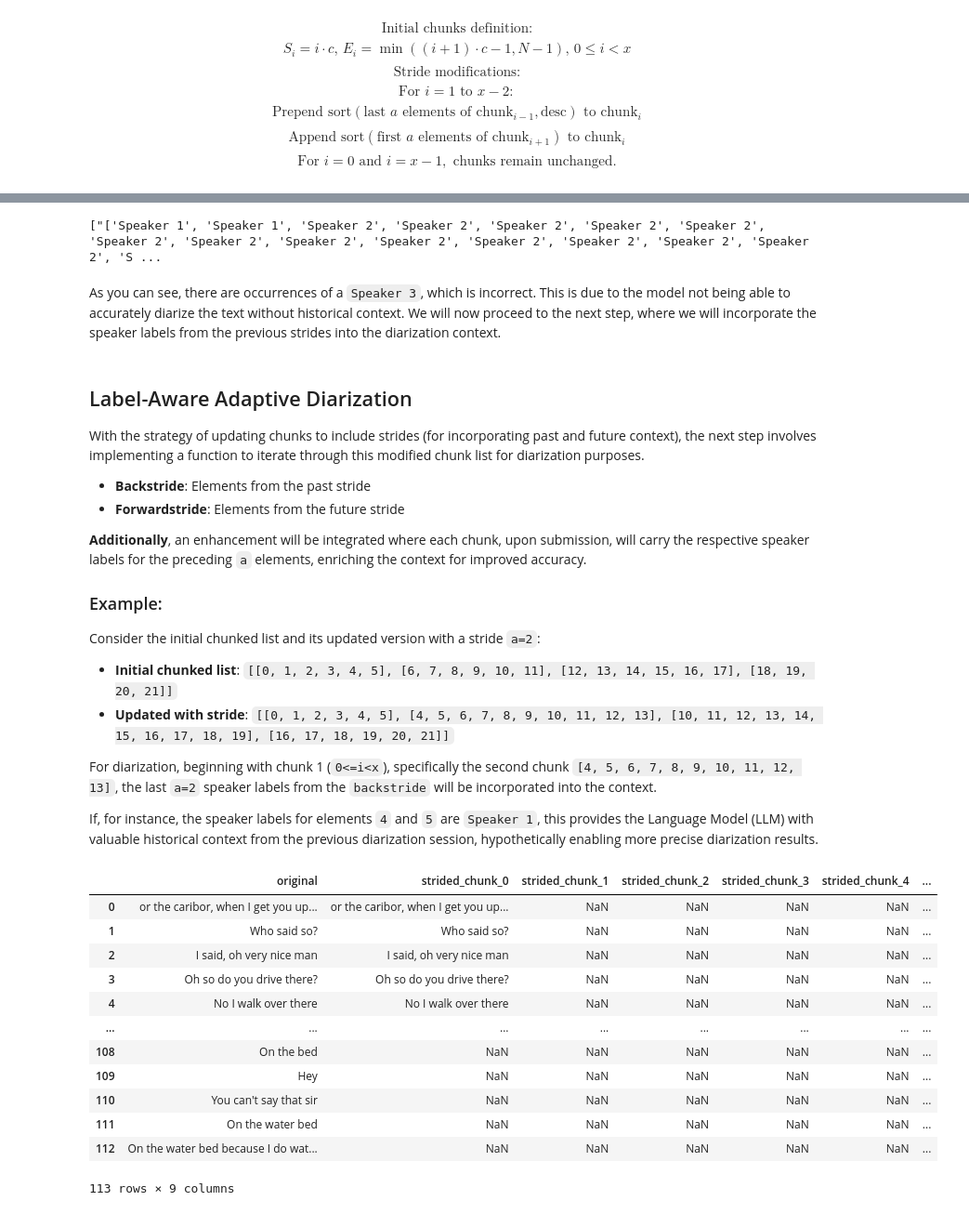
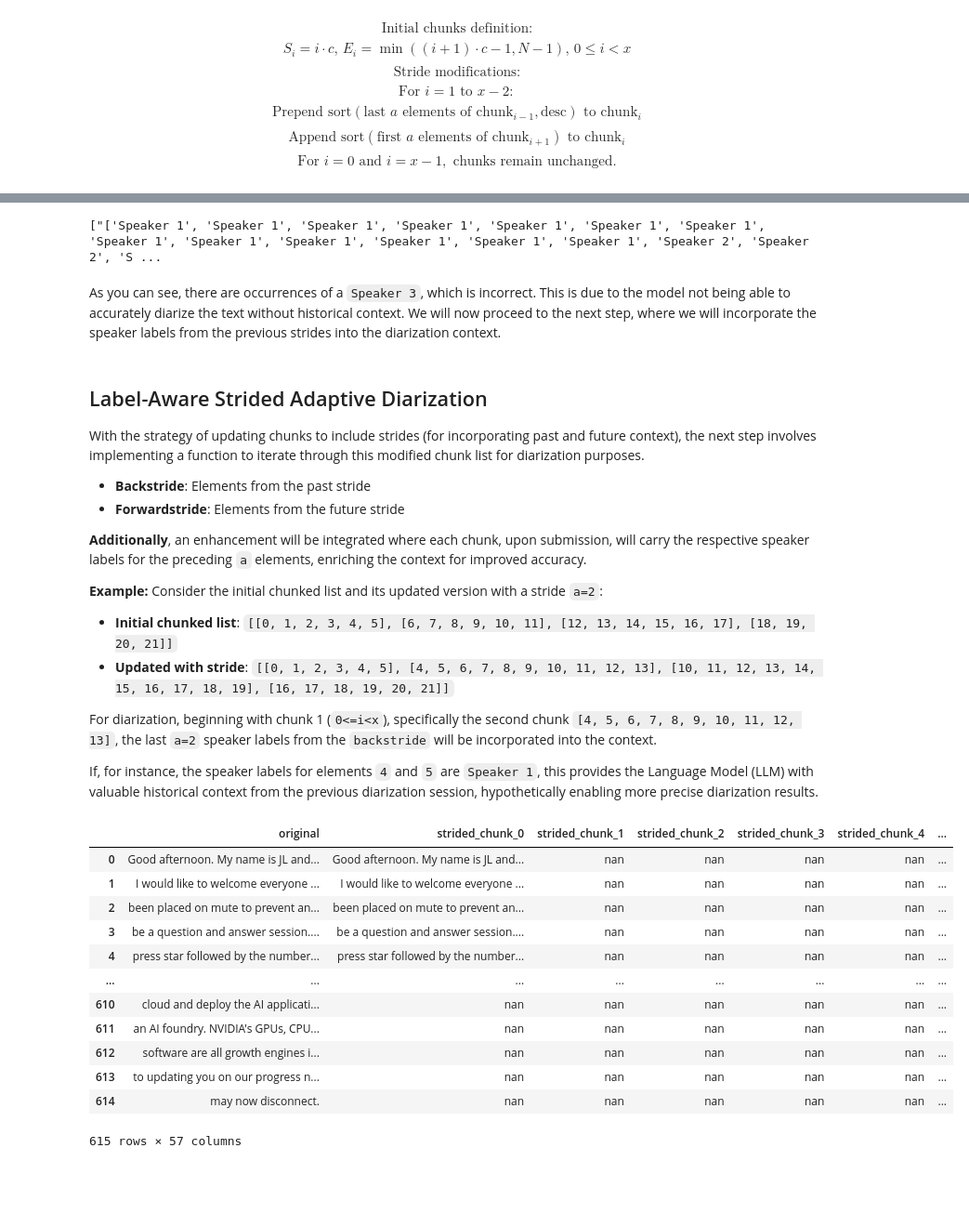
Before and after one commit to amidstdebug/minutes-maker, a Jupyter notebook: meeting_minutes_cuda.ipynb, the cells around one changed output, grey strips where cells are left out. Shown at 93% size. Saved outputs shown, nothing was run; the diff lists cells and outputs as text; code cells hidden in the pictures; blank space fills up the shorter version.

Commit message:
algo : Text-based Label-Aware Strided Diarization complete

```diff
--- a/meeting_minutes_cuda.ipynb
+++ b/meeting_minutes_cuda.ipynb
@@ -529,7 +529,7 @@ else:
 	# No transcription file matching the pattern was found
 	print('\033[91mNo matching transcription files found.\033[0m')
 	# If the file does not exist, execute the transcription process and create the file
-	temp_result = str(model.transcribe("./content/singlish_accent/3030_trimmed/3030-combined_trimmed.mp3", verbose=True,
+	temp_result = str(model.transcribe("./content/conference_call.mp3", verbose=True,
 	                              language="en", prompt=collated_list_string))
 	file_path = os.path.join(transcriptions_dir, f'transcription_{datetime.now().strftime("%y%m%d")}.txt')
 	with open(file_path, "w") as f:
@@ -645,7 +630,7 @@ S_i = i \cdot c, \, E_i = \min((i+1) \cdot c - 1, N-1), \, 0 \leq i < x
 # %%
 from collections import deque
 STRIDE = 2
-NUMBER_OF_CHUNKS = 8
+NUMBER_OF_CHUNKS = 60
 
 def chunk_with_stride_and_indices(initial_list: list, stride: int, number_of_chunks: int):
 	N = len(initial_list)
@@ -879,11 +882,11 @@ for strided_chunk in strided_chunks:
 
 print(speaker_labels)
 # %% [output]
-["['Speaker 1', 'Speaker 1', 'Speaker 2', 'Speaker 2', 'Speaker 2', 'Speaker 2', 'Speaker 2', 'Speaker 2', 'Speaker 2', 'Speaker 2', 'Speaker 2', 'Speaker 2', 'Speaker 2', 'Speaker 2', 'Speaker 2', 'S ...
+["['Speaker 1', 'Speaker 1', 'Speaker 1', 'Speaker 1', 'Speaker 1', 'Speaker 1', 'Speaker 1', 'Speaker 1', 'Speaker 1', 'Speaker 1', 'Speaker 1', 'Speaker 1', 'Speaker 1', 'Speaker 2', 'Speaker 2', 'S ...
 # %% [markdown]
 As you can see, there are occurrences of a `Speaker 3`, which is incorrect. This is due to the model not being able to accurately diarize the text without historical context. We will now proceed to the next step, where we will incorporate the speaker labels from the previous strides into the diarization context.
 # %% [markdown]
-## Label-Aware Adaptive Diarization
+## Label-Aware Strided Adaptive Diarization
 
 With the strategy of updating chunks to include strides (for incorporating past and future context), the next step involves implementing a function to iterate through this modified chunk list for diarization purposes.
 
@@ -892,7 +895,7 @@ With the strategy of updating chunks to include strides (for incorporating past
 
 __Additionally__, an enhancement will be integrated where each chunk, upon submission, will carry the respective speaker labels for the preceding `a` elements, enriching the context for improved accuracy.
 
-### Example:
+**Example:**
 Consider the initial chunked list and its updated version with a stride `a=2`:
 
 - **Initial chunked list**: `[[0, 1, 2, 3, 4, 5], [6, 7, 8, 9, 10, 11], [12, 13, 14, 15, 16, 17], [18, 19, 20, 21]]`
@@ -901,36 +904,44 @@ Consider the initial chunked list and its updated version with a stride `a=2`:
 For diarization, beginning with chunk 1 (`0<=i<x`), specifically the second chunk `[4, 5, 6, 7, 8, 9, 10, 11, 12, 13]`, the last `a=2` speaker labels from the `backstride` will be incorporated into the context.
 
 If, for instance, the speaker labels for elements `4` and `5` are `Speaker 1`, this provides the Language Model (LLM) with valuable historical context from the previous diarization session, hypothetically enabling more precise diarization results.
+# %%
+#remove empty lists
+strided_chunk_indices = [ele for ele in strided_chunk_indices if ele != []]
+strided_chunks = [ele for ele in strided_chunks if ele != []]
 # %%
 import pandas as pd
 import numpy as np
 
+# Assuming 'per_line' and 'strided_chunk_indices' are defined elsewhere in the script
 comparison_df = pd.DataFrame({'original': per_line})
-# Calculate the min and max to define the range of the DataFrame index
-min_val = min(min(sublist) for sublist in strided_chunk_indices)
-max_val = max(max(sublist) for sublist in strided_chunk_indices)
 
-# Create a DataFrame with the correct indices
+# Use numpy to efficiently calculate the min and max values for DataFrame index
+min_val = np.min([min(sublist) for sublist in strided_chunk_indices])
+max_val = np.max([max(sublist) for sublist in strided_chunk_indices])
+
+# Initialize the DataFrame with the correct index range
 strided_chunk_df = pd.DataFrame(index=np.arange(min_val, max_val + 1))
 
-# Populate the DataFrame with the data
+# Populate the DataFrame with strided chunk data
 for i, sublist in enumerate(strided_chunk_indices):
-	strided_chunk_df[f'strided_chunk_{i}'] = pd.Series(index=sublist, data=strided_chunks[i])
+    # Direct assignment to the DataFrame using loc for precise index matching
+    strided_chunk_df.loc[sublist, f'strided_chunk_{i}'] = strided_chunks[i]
 
+# Combine the initial comparison DataFrame with the newly created strided chunk DataFrame
 combined_df = pd.concat([comparison_df, strided_chunk_df], axis=1)
 
 combined_df
 # %% [output]
 |  | original | strided_chunk_0 | strided_chunk_1 | strided_chunk_2 | strided_chunk_3 | strided_chunk_4 | ... |
-| 0 | or the caribor, when I get you up... | or the caribor, when I get you up... | NaN | NaN | NaN | NaN | ... |
-| 1 | Who said so? | Who said so? | NaN | NaN | NaN | NaN | ... |
-| 2 | I said, oh very nice man | I said, oh very nice man | NaN | NaN | NaN | NaN | ... |
-| 3 | Oh so do you drive there? | Oh so do you drive there? | NaN | NaN | NaN | NaN | ... |
-| 4 | No I walk over there | No I walk over there | NaN | NaN | NaN | NaN | ... |
+| 0 | Good afternoon. My name is JL and... | Good afternoon. My name is JL and... | nan | nan | nan | nan | ... |
+| 1 | I would like to welcome everyone ... | I would like to welcome everyone ... | nan | nan | nan | nan | ... |
+| 2 | been placed on mute to prevent an... | been placed on mute to prevent an... | nan | nan | nan | nan | ... |
+| 3 | be a question and answer session.... | be a question and answer session.... | nan | nan | nan | nan | ... |
+| 4 | press star followed by the number... | press star followed by the number... | nan | nan | nan | nan | ... |
 | ... | ... | ... | ... | ... | ... | ... | ... |
-| 108 | On the bed | NaN | NaN | NaN | NaN | NaN | ... |
-| 109 | Hey | NaN | NaN | NaN | NaN | NaN | ... |
-| 110 | You can't say that sir | NaN | NaN | NaN | NaN | NaN | ... |
-| 111 | On the water bed | NaN | NaN | NaN | NaN | NaN | ... |
-| 112 | On the water bed because I do wat... | NaN | NaN | NaN | NaN | NaN | ... |
+| 610 | cloud and deploy the AI applicati... | nan | nan | nan | nan | nan | ... |
+| 611 | an AI foundry. NVIDIA's GPUs, CPU... | nan | nan | nan | nan | nan | ... |
+| 612 | software are all growth engines i... | nan | nan | nan | nan | nan | ... |
+| 613 | to updating you on our progress n... | nan | nan | nan | nan | nan | ... |
+| 614 | may now disconnect. | nan | nan | nan | nan | nan | ... |
-113 rows × 9 columns
+615 rows × 57 columns
```
Also changed, not shown: parts of 16 cells of this notebook, 4 other files.
